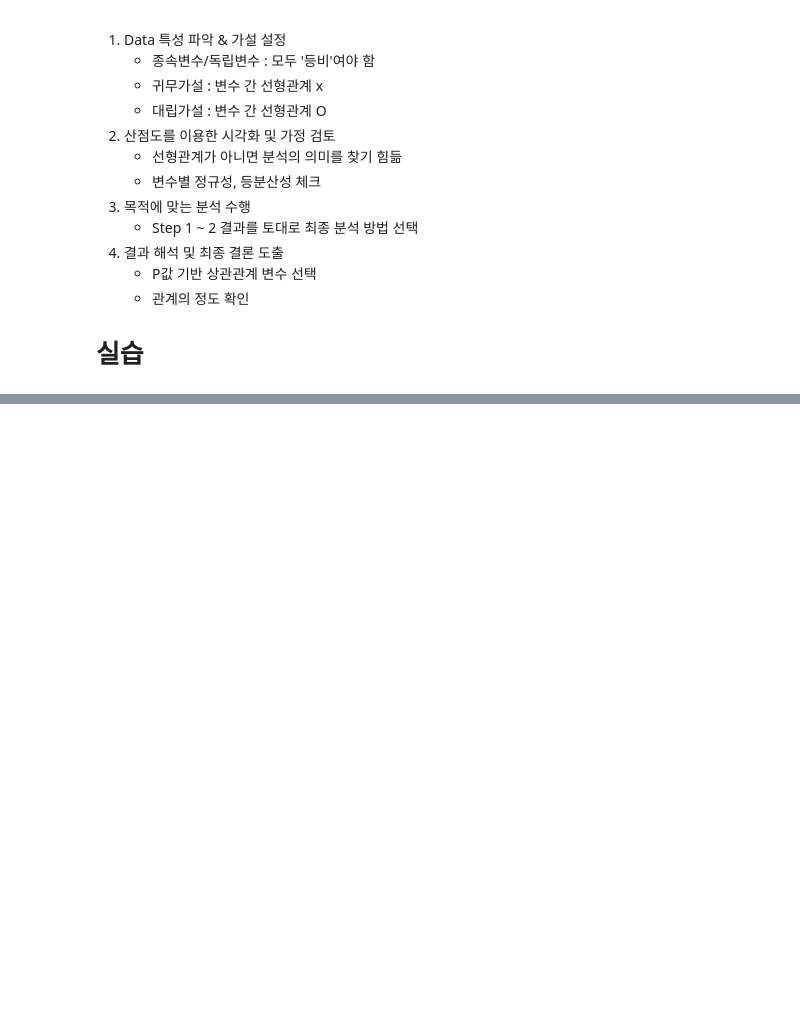
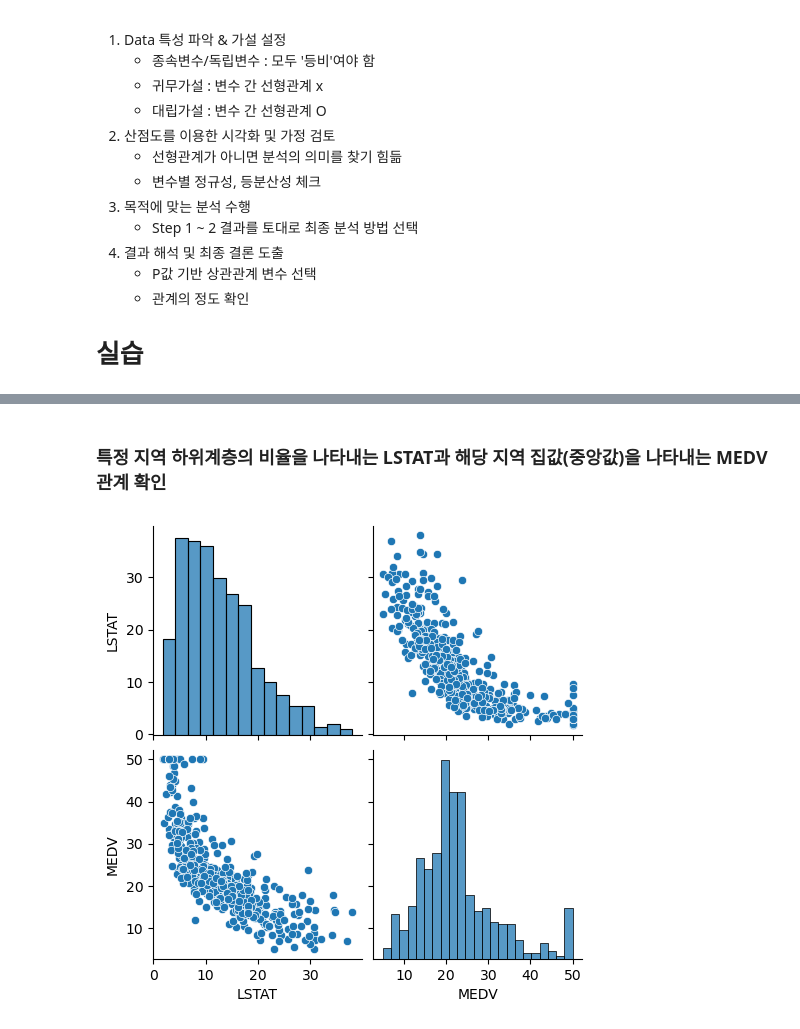
Before and after one commit to Jihwan98/aivle_school, a Jupyter notebook: pre_study/6.2 상관분석.ipynb, the cells around one changed output, grey strips where cells are left out. Saved outputs shown, nothing was run; the diff lists cells and outputs as text; code cells hidden in the pictures; blank space fills up the shorter version.

```diff
--- a/pre_study/6.2 상관분석.ipynb
+++ b/pre_study/6.2 상관분석.ipynb
@@ -77,0 +120,2 @@ ParserError: Error tokenizing data. C error: Expected 24 fields in line 2, saw 2
+# %%
+boston = load_boston()
@@ -77,0 +152,4 @@ ParserError: Error tokenizing data. C error: Expected 24 fields in line 2, saw 2
+# %%
+X = boston.data
+boston_df = pd.DataFrame(X, columns=boston.feature_names)
+display(boston_df)
@@ -77,0 +170,3 @@ ParserError: Error tokenizing data. C error: Expected 24 fields in line 2, saw 2
+# %%
+boston_df['MEDV'] = boston.target
+boston_df
@@ -77,0 +187,7 @@ ParserError: Error tokenizing data. C error: Expected 24 fields in line 2, saw 2
+# %% [markdown]
+### 특정 지역 하위계층의 비율을 나타내는 LSTAT과 해당 지역 집값(중앙값)을 나타내는 MEDV 관계 확인
+# %%
+sns.pairplot(boston_df[['LSTAT', 'MEDV']])
+plt.show()
+# %% [output]
+[figure, added]
```
Also changed, not shown: parts of 30 cells of this notebook.
